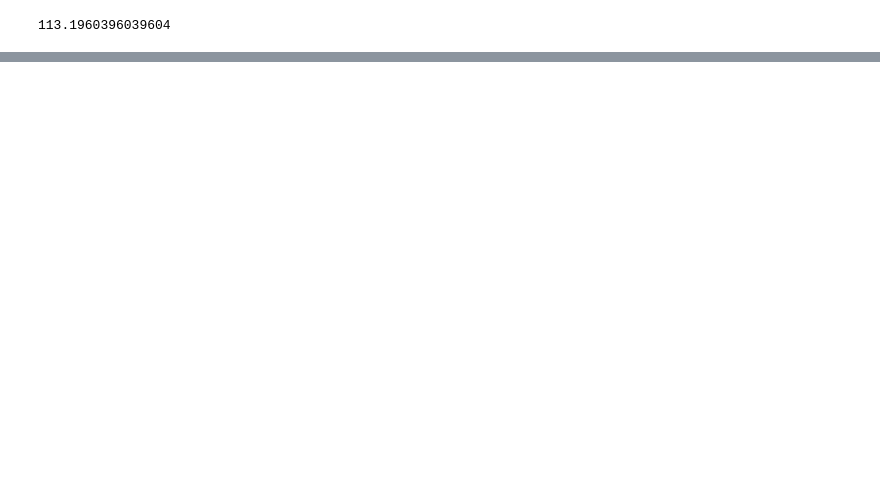
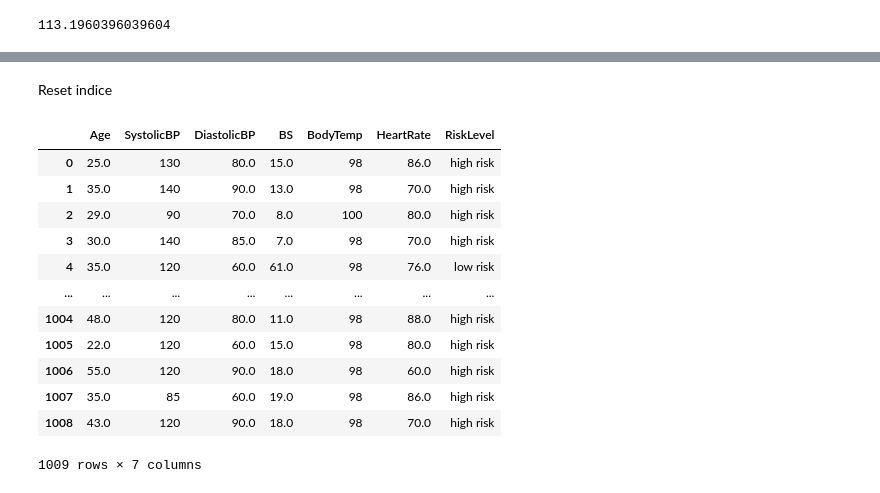
Before and after one commit to danlerr/Fondamenti-del-machine-learning, a Jupyter notebook: step2.ipynb, the cells around one changed output, grey strips where cells are left out. Drawn from its saved outputs; the diff is of its cells as text; code cells hidden in the pictures; blank space fills up the shorter version.

```diff
--- a/step2.ipynb
+++ b/step2.ipynb
@@ -215,0 +315,4 @@ training['SystolicBP'].mean()
+# %%
+training.loc[[130,637], 'BodyTemp'] = 101
+training.loc[[642,691], 'BodyTemp'] = 102
+training.iloc[[130,637,642,691]]
@@ -215,0 +332,2 @@ training['SystolicBP'].mean()
+# %%
+training['HeartRate'] = training['HeartRate'].apply(lambda x: np.nan if x >120 or x < 60 else x)
@@ -215,0 +352,3 @@ training['SystolicBP'].mean()
+# %%
+training.loc[[68,497,905], 'HeartRate'] = 74.0
+training.iloc[[68,497,905]]
@@ -215,0 +368,3 @@ training['SystolicBP'].mean()
+# %%
+training=training.drop(index=653)
+training
@@ -215,0 +385,19 @@ training['SystolicBP'].mean()
+# %% [markdown]
+Reset indice
+# %%
+training = training.reset_index(drop=True)
+training
+# %% [output]
+|  | Age | SystolicBP | DiastolicBP | BS | BodyTemp | HeartRate | RiskLevel |
+| 0 | 25.0 | 130 | 80.0 | 15.0 | 98 | 86.0 | high risk |
+| 1 | 35.0 | 140 | 90.0 | 13.0 | 98 | 70.0 | high risk |
+| 2 | 29.0 | 90 | 70.0 | 8.0 | 100 | 80.0 | high risk |
+| 3 | 30.0 | 140 | 85.0 | 7.0 | 98 | 70.0 | high risk |
+| 4 | 35.0 | 120 | 60.0 | 61.0 | 98 | 76.0 | low risk |
+| ... | ... | ... | ... | ... | ... | ... | ... |
+| 1004 | 48.0 | 120 | 80.0 | 11.0 | 98 | 88.0 | high risk |
+| 1005 | 22.0 | 120 | 60.0 | 15.0 | 98 | 80.0 | high risk |
+| 1006 | 55.0 | 120 | 90.0 | 18.0 | 98 | 60.0 | high risk |
+| 1007 | 35.0 | 85 | 60.0 | 19.0 | 98 | 86.0 | high risk |
+| 1008 | 43.0 | 120 | 90.0 | 18.0 | 98 | 70.0 | high risk |
+1009 rows × 7 columns
```
Also changed, not shown: parts of 29 cells of this notebook, 1 other file.
